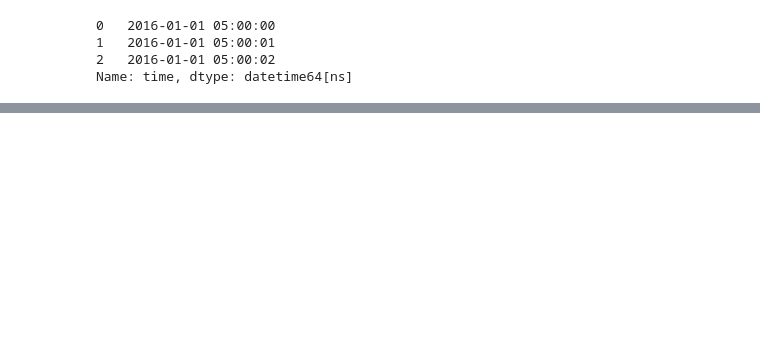
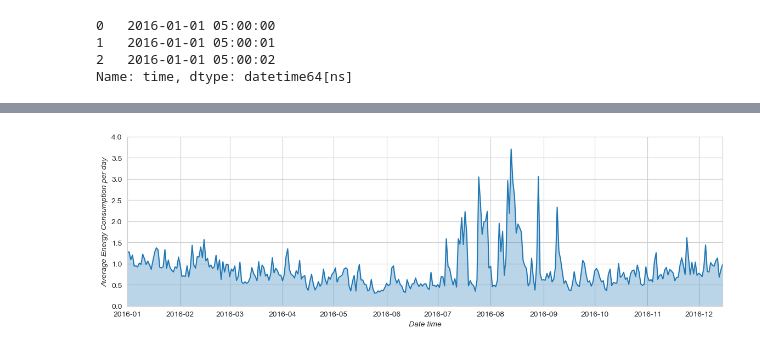
Before and after one commit to dmitriiDr/Notebooks_ML, a Jupyter notebook: 05_SmartHome_Energy_Consumption_and_Weather_Data_Analysis.ipynb, the cells around one changed output, grey strips where cells are left out. Drawn from its saved outputs; the diff is of its cells as text; code cells hidden in the pictures; blank space fills up the shorter version.

Commit message:
added smart home with consumption prediction

```diff
--- a/05_SmartHome_Energy_Consumption_and_Weather_Data_Analysis.ipynb
+++ b/05_SmartHome_Energy_Consumption_and_Weather_Data_Analysis.ipynb
@@ -168,7 +186,9 @@ sns.heatmap(dataset.corr()[dataset.corr() >= 0.9],cmap='coolwarm',linewidth=1)
 # %%
 dataset['use_house'] = dataset['use [kW]']
 dataset['gen_sol'] = dataset['gen [kW]']
-dataset.drop(['use [kW]','House overall [kW]','gen [kW]','Solar [kW]'], axis=1, inplace=True)
+dataset.drop(['use [kW]','House overall [kW]','gen [kW]','Solar [kW]','apparentTemperature'], axis=1, inplace=True)
+# %%
+dataset.drop('time',axis=1,inplace=True)
 # %%
 sns.set_style('whitegrid')
 fig, ax = plt.subplots(1,2,figsize=(10,4))
@@ -223,0 +208,15 @@ layout
+# %%
+daily = dataset.resample('D').mean()
+hourly = dataset.resample('H').mean()
+# minutely = dataset.resample('10min').mean()
+# %%
+plt.figure(figsize=(14,4))
+sns.lineplot(daily, x=daily.index, y='use_house')
+plt.fill_between(daily.index, daily['use_house'], alpha=0.3)
+plt.xlabel('Date time',fontstyle='italic')
+plt.ylabel('Average Energy Consumption per day', fontstyle='italic')
+plt.xlim(daily.index[0],daily.index[-1])
+plt.ylim(0,4)
+plt.show()
+# %% [output]
+[figure, added]
```
Also changed, not shown: parts of 36 cells of this notebook.
